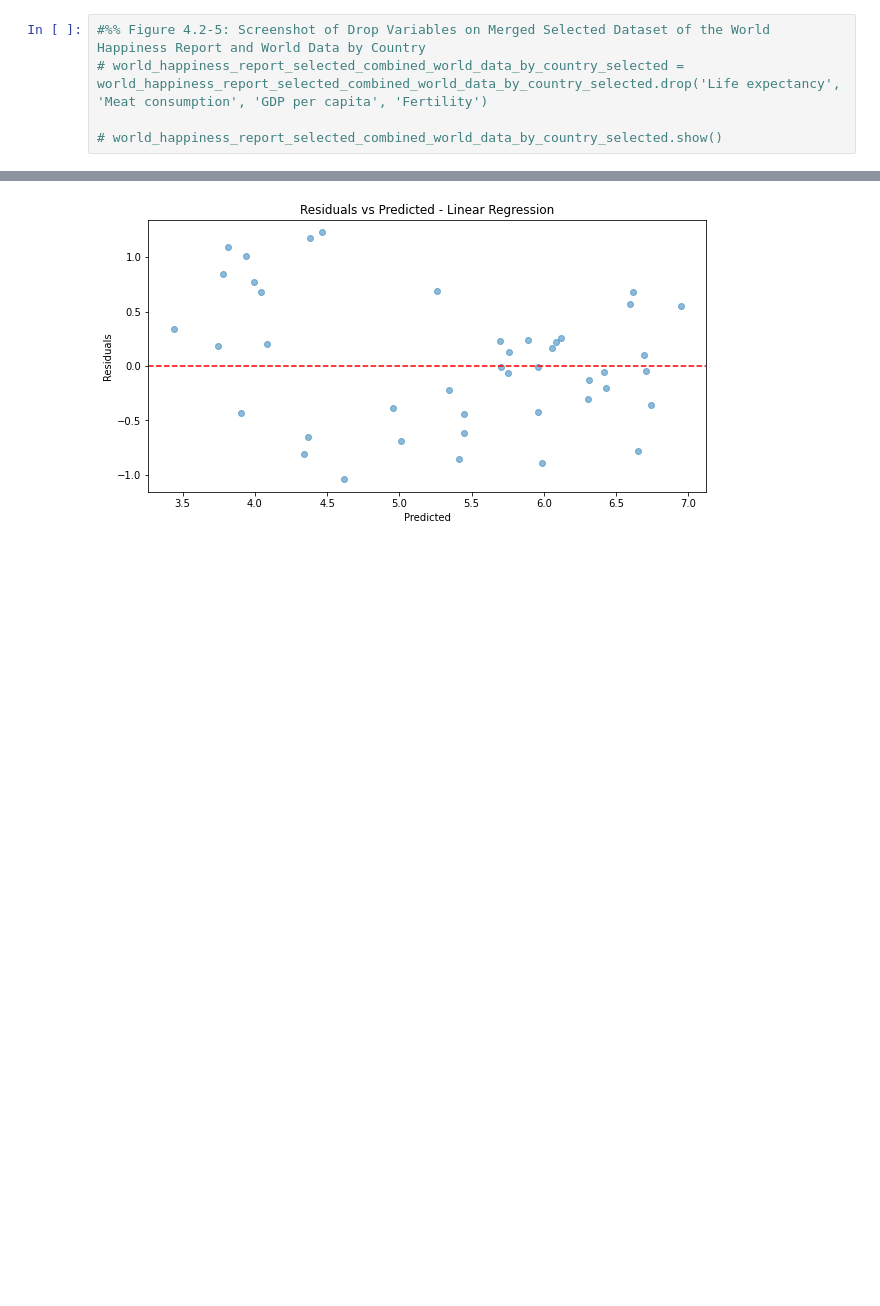
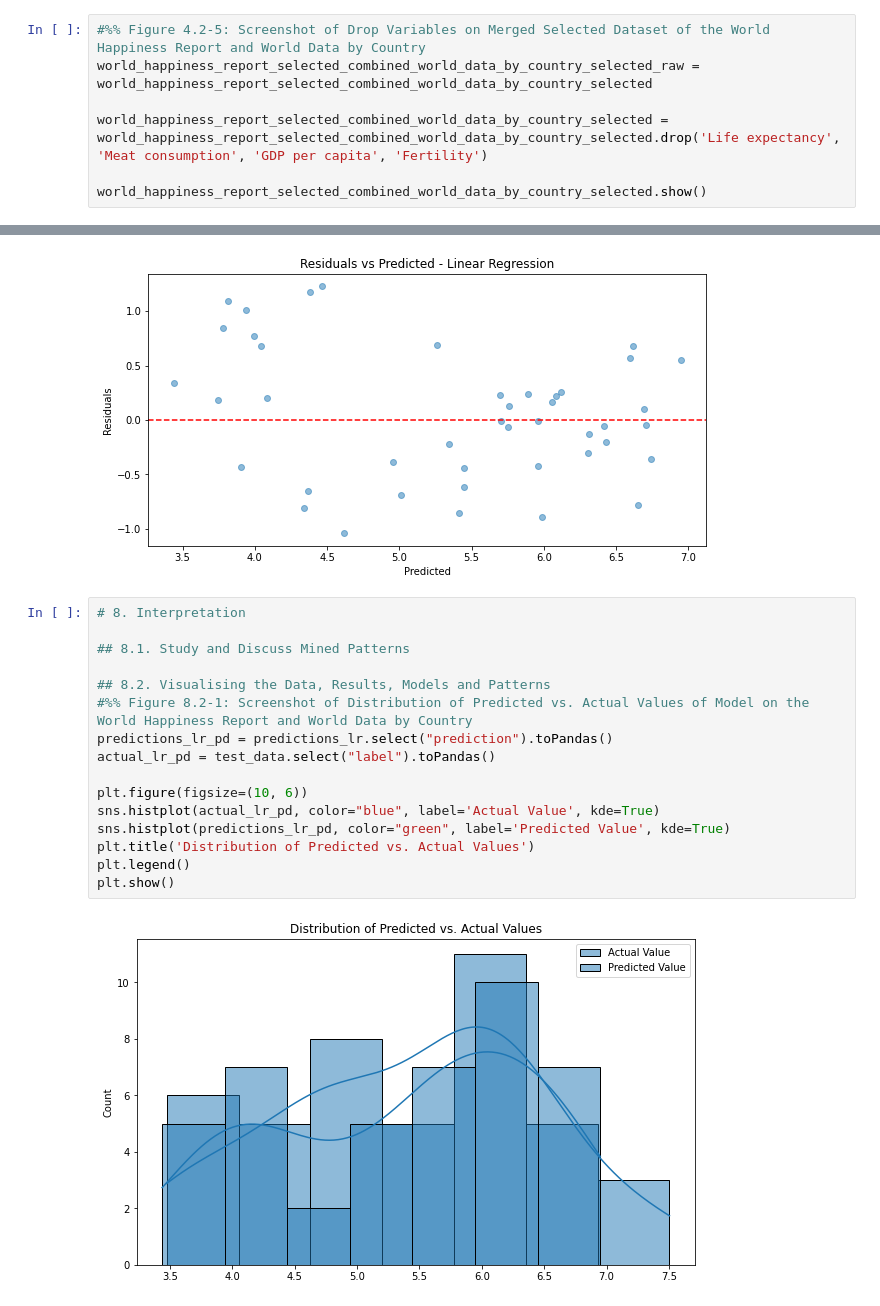
Before and after one commit to wz980305/Infosys-722-Iteration-4-BDAS, a Jupyter notebook: BDAS.ipynb, the cells around one changed output, grey strips where cells are left out. Drawn from its saved outputs; the diff is of its cells as text; blank space fills up the shorter version.

Commit message:
Complete the interpretation of this project.

```diff
--- a/BDAS.ipynb
+++ b/BDAS.ipynb
@@ -755,6 +754,8 @@ world_happiness_report_selected_combined_world_data_by_country_selected.select([
 +-------+----------------------+-----------------------+---------------------+-------------------+
 # %%
 #%% Figure 4.2-5: Screenshot of Drop Variables on Merged Selected Dataset of the World Happiness Report and World Data by Country
-# world_happiness_report_selected_combined_world_data_by_country_selected = world_happiness_report_selected_combined_world_data_by_country_selected.drop('Life expectancy', 'Meat consumption', 'GDP per capita', 'Fertility')
+world_happiness_report_selected_combined_world_data_by_country_selected_raw = world_happiness_report_selected_combined_world_data_by_country_selected
 
-# world_happiness_report_selected_combined_world_data_by_country_selected.show()
+world_happiness_report_selected_combined_world_data_by_country_selected = world_happiness_report_selected_combined_world_data_by_country_selected.drop('Life expectancy', 'Meat consumption', 'GDP per capita', 'Fertility')
+
+world_happiness_report_selected_combined_world_data_by_country_selected.show()
@@ -914,3 +936,21 @@ plt.title('Residuals vs Predicted - Linear Regression')
 plt.show()
 # %% [output]
 [figure]
+# %%
+# 8. Interpretation
+
+## 8.1. Study and Discuss Mined Patterns
+
+## 8.2. Visualising the Data, Results, Models and Patterns
+#%% Figure 8.2-1: Screenshot of Distribution of Predicted vs. Actual Values of Model on the World Happiness Report and World Data by Country
+predictions_lr_pd = predictions_lr.select("prediction").toPandas()
+actual_lr_pd = test_data.select("label").toPandas()
+
+plt.figure(figsize=(10, 6))
+sns.histplot(actual_lr_pd, color="blue", label='Actual Value', kde=True)
+sns.histplot(predictions_lr_pd, color="green", label='Predicted Value', kde=True)
+plt.title('Distribution of Predicted vs. Actual Values')
+plt.legend()
+plt.show()
+# %% [output]
+[figure, added]
```
Also changed, not shown: parts of 9 cells of this notebook.
